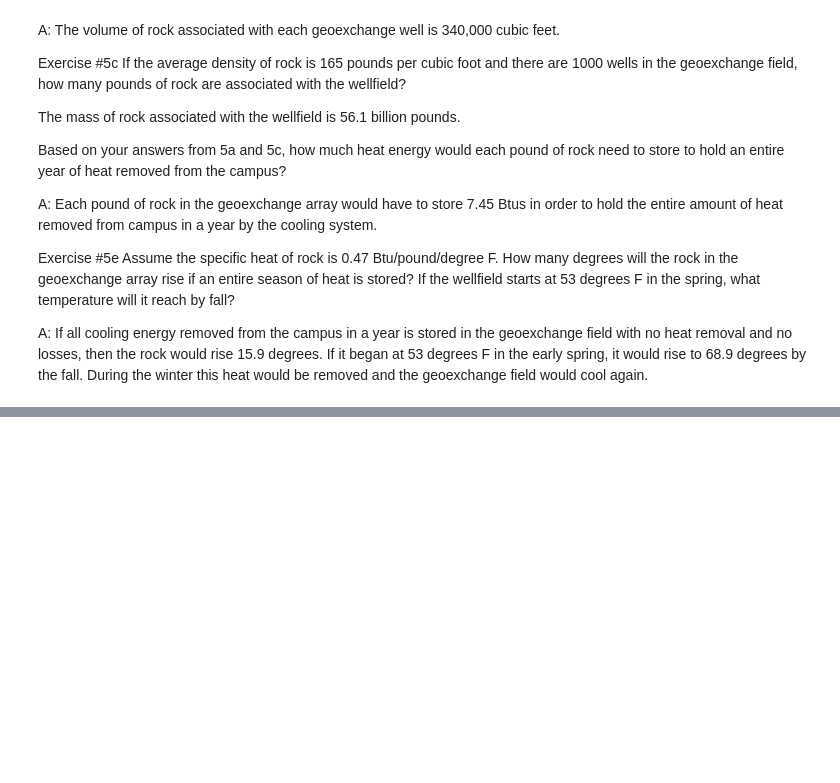
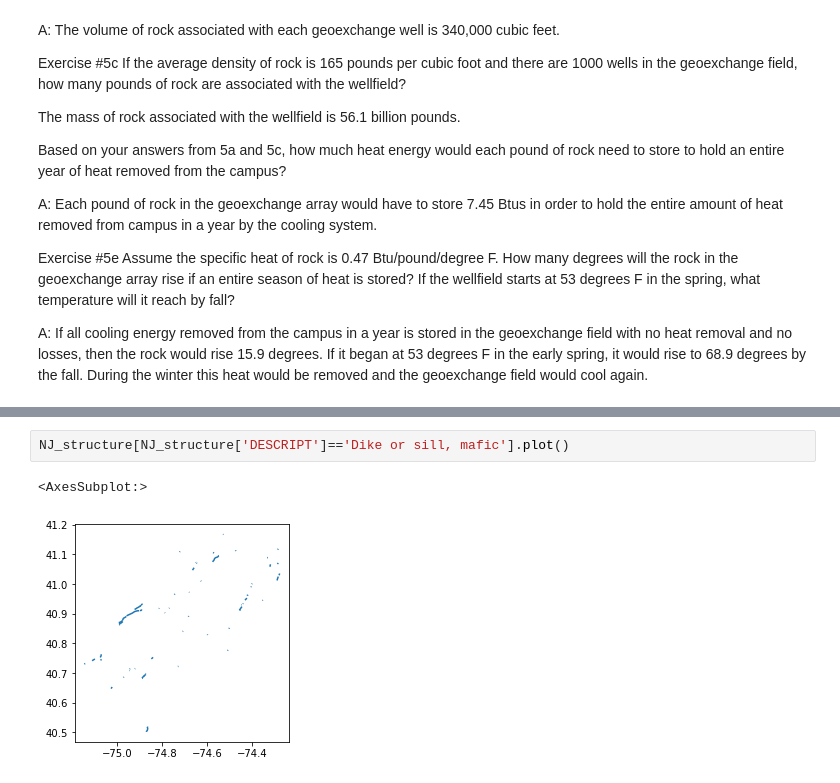
Before and after one commit to globalseismology/avni-courses.solid-earth-fundamentals, a Jupyter notebook: Field_Trip_3_Local_Geology/Field_Trip_Local_Geology_worksheet.ipynb, the cells around one changed output, grey strips where cells are left out. Cells and saved outputs as stored; diff of their text form; blank space fills up the shorter version.

```diff
--- a/Field_Trip_3_Local_Geology/Field_Trip_Local_Geology_worksheet.ipynb
+++ b/Field_Trip_3_Local_Geology/Field_Trip_Local_Geology_worksheet.ipynb
@@ -172,0 +279,5 @@ Princeton is installing over a thousand geoexchange bores on campus. The bores a
+# %%
+NJ_structure[NJ_structure['DESCRIPT']=='Dike or sill, mafic'].plot()
+# %% [output]
+<AxesSubplot:>
+[figure, added]
```
Also changed, not shown: parts of 10 cells of this notebook, 12 other files.
